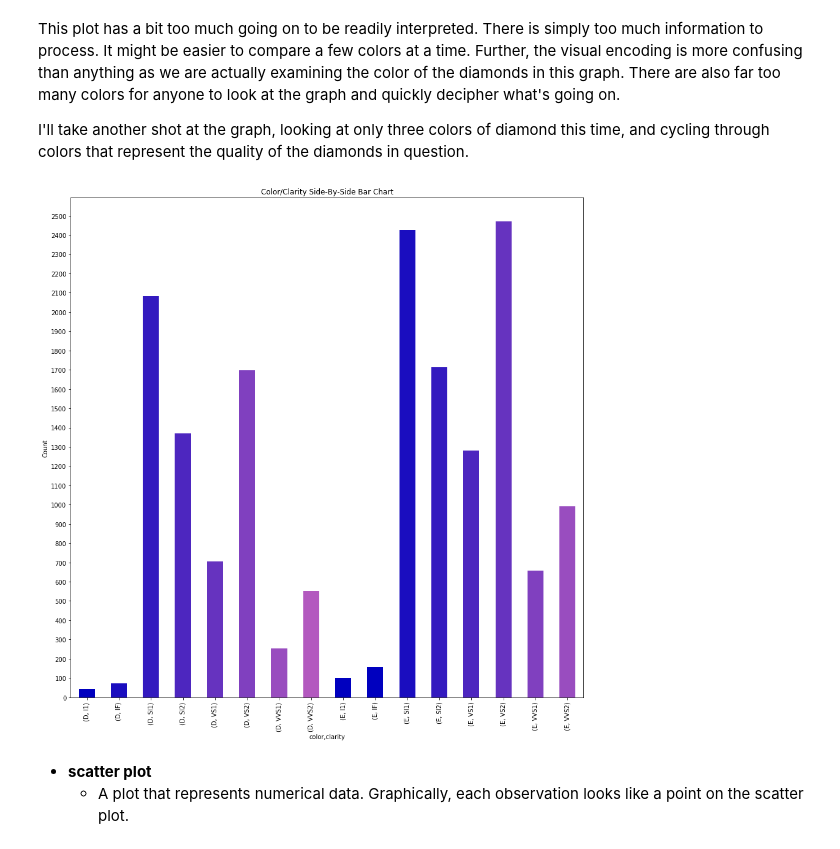
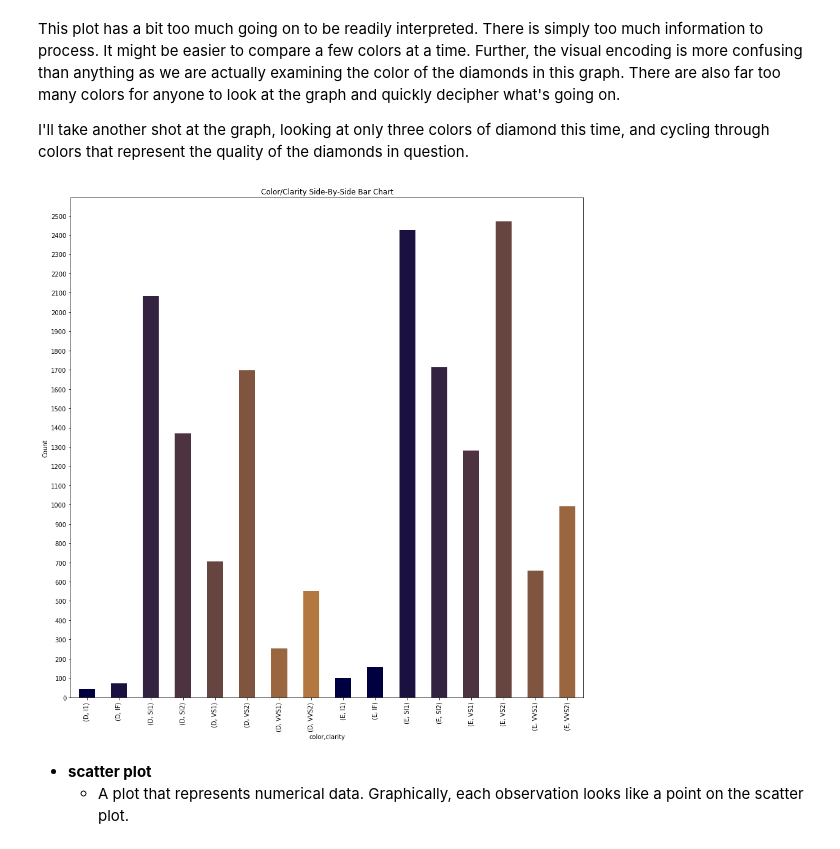
Before and after one commit to jmeguira/stats, a Jupyter notebook: stats_notebook.ipynb, the cells around one changed output. Cells and saved outputs as stored; diff of their text form; code cells hidden in the pictures.

```diff
--- a/stats_notebook.ipynb
+++ b/stats_notebook.ipynb
@@ -324,12 +324,12 @@ I'll take another shot at the graph, looking at only three colors of diamond thi
 # %%
 diamonds2 = diamonds.query('color == "D" or color == "E"')
 #https://stackoverflow.com/a/11927922
-my_colors = [(x/10.0, x/20.0, .75) for x in range(len(diamonds['clarity'].unique()))]
+my_colors = [(x/10.0, x/15.0, .25) for x in range(len(diamonds['clarity'].unique()))]
 ax = diamonds2.groupby(['color','clarity'])['clarity'].count().plot.bar(figsize = (15,15), title = 'Color/Clarity Side-By-Side Bar Chart', yticks = range(0,2600,100), color = my_colors);
 ax.set_ylabel('Count')
 plt.savefig('img/side_by_side2.png')
 # %% [output]
-[figure, old version]
+[figure, new version]
 # %% [markdown]
 * **scatter plot**
     - A plot that represents numerical data. Graphically, each observation looks like a point on the scatter plot.
```
Also changed, not shown: parts of 6 cells of this notebook, 1 other file.
